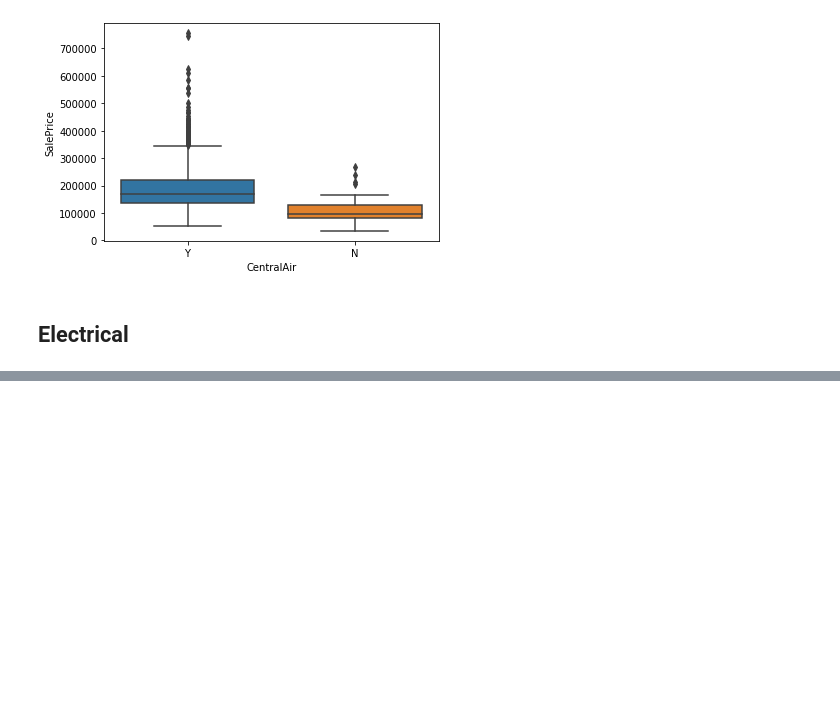
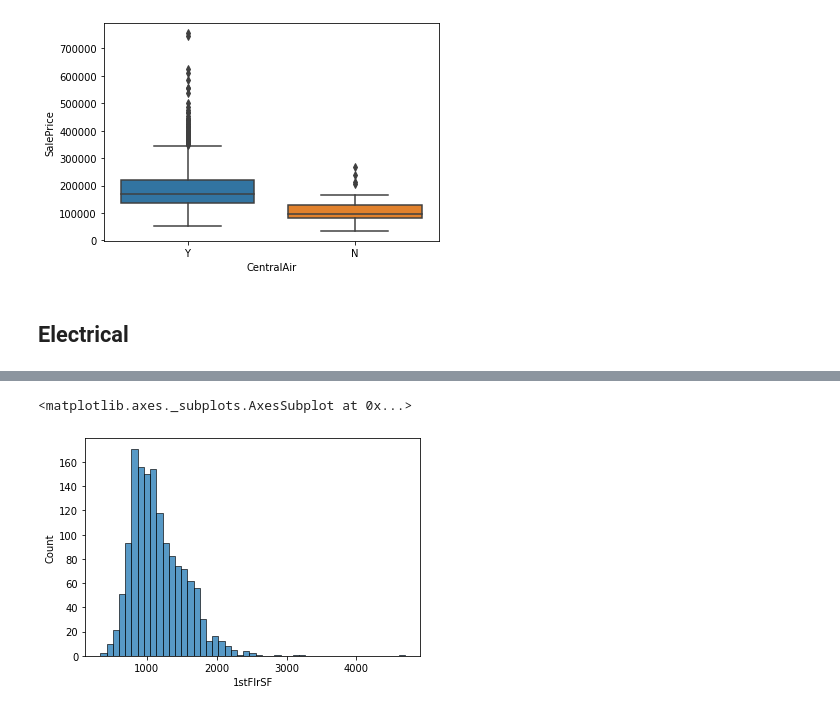
Before and after one commit to FoseFx/HousePrices, a Jupyter notebook: Data_exploration_housing_prices.ipynb, the cells around one changed output, grey strips where cells are left out. Cells and saved outputs as stored; diff of their text form; code cells hidden in the pictures; blank space fills up the shorter version.

```diff
--- a/Data_exploration_housing_prices.ipynb
+++ b/Data_exploration_housing_prices.ipynb
@@ -867,0 +896,5 @@ sns.boxplot(data=df_train, x="CentralAir", y="SalePrice")
+# %%
+sns.histplot(data=df_train, x="1stFlrSF")
+# %% [output]
+<matplotlib.axes._subplots.AxesSubplot at 0x...>
+[figure, added]
```
Also changed, not shown: parts of 20 cells of this notebook.
